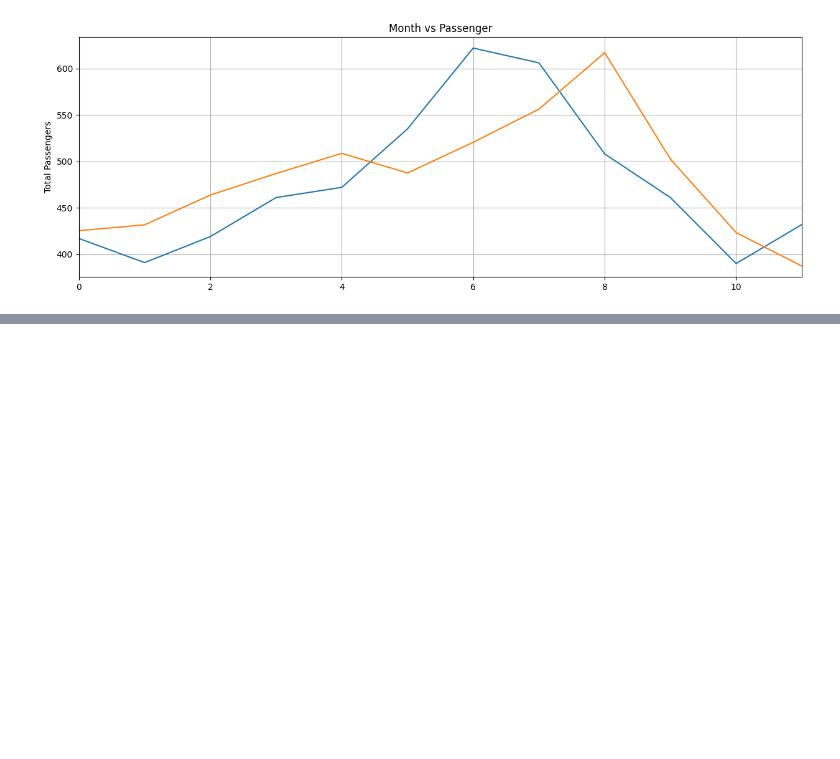
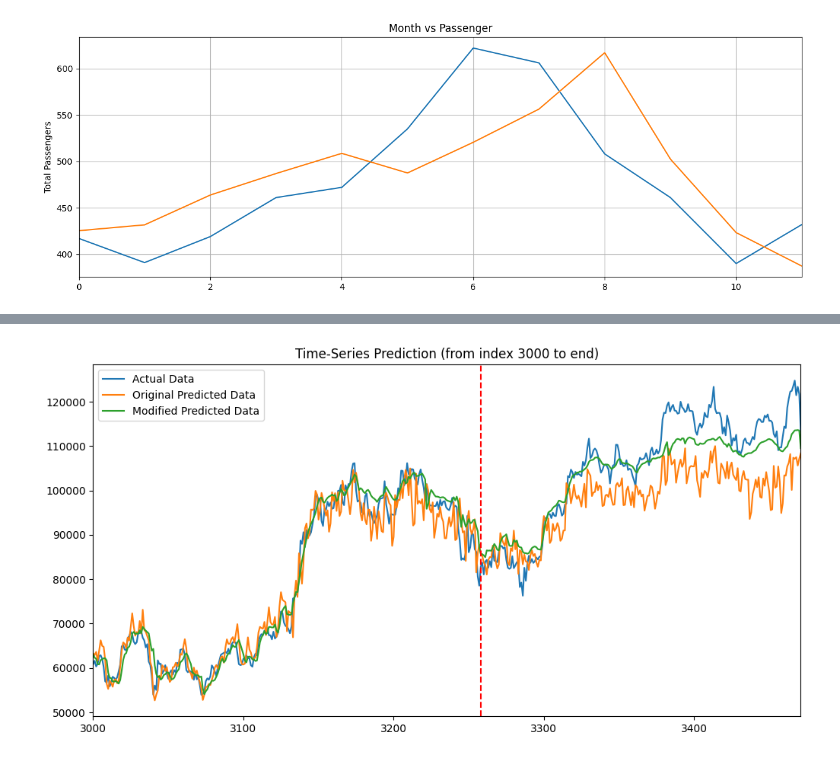
Before and after one commit to namtu06/DATA.ML.450, a Jupyter notebook: Week5/TSA_RNN_LSTM.ipynb, the cells around one changed output, grey strips where cells are left out. Drawn from its saved outputs; the diff is of its cells as text; code cells hidden in the pictures; blank space fills up the shorter version.

```diff
--- a/Week5/TSA_RNN_LSTM.ipynb
+++ b/Week5/TSA_RNN_LSTM.ipynb
@@ -200,0 +200,16 @@ plt.show()
+# %%
+def split_sequences(input_sequences, output_sequence, n_steps_in, n_steps_out):
+    X, y = list(), list() # instantiate X and y
+    for i in range(len(input_sequences)):
+        # find the end of the input, output sequence
+        end_ix = i + n_steps_in
+        out_end_ix = end_ix + n_steps_out - 1
+        # check if we are beyond the dataset
+        if out_end_ix > len(input_sequences): break
+        # gather input and output of the pattern
+        seq_x, seq_y = input_sequences[i:end_ix], output_sequence[end_ix-1:out_end_ix, -1]
+        X.append(seq_x), y.append(seq_y)
+    return np.array(X), np.array(y)
+
+X_ss, y_mm = split_sequences(X_trans, y_trans, 100, 50)
+assert y_mm[0].all() == y_trans[99:149].squeeze(1).all()
@@ -200,0 +358,64 @@ plt.show()
+# %%
+df_X_ss = ss.transform(df.drop(columns=['Close'])) # old transformers
+df_y_mm = mm.transform(df.Close.values.reshape(-1, 1)) # old transformers
+# split the sequence
+df_X_ss, df_y_mm = split_sequences(df_X_ss, df_y_mm, 100, 50)
+# converting to tensors
+df_X_ss = torch.Tensor(df_X_ss)
+df_y_mm = torch.Tensor(df_y_mm)
+# reshaping the dataset
+df_X_ss = torch.reshape(df_X_ss, (df_X_ss.shape[0], 100, df_X_ss.shape[2]))
+
+train_predict1 = lstm1(df_X_ss) # forward pass
+data_predict1 = train_predict1.data.numpy() # numpy conversion
+dataY_plot1 = df_y_mm.data.numpy()
+
+data_predict = mm.inverse_transform(data_predict1) # reverse transformation
+dataY_plot = mm.inverse_transform(dataY_plot1)
+true1, preds1 = [], []
+for i in range(len(dataY_plot)):
+    true1.append(dataY_plot[i][0])
+for i in range(len(data_predict)):
+    preds1.append(data_predict[i][0])
+
+
+train_predict2 = lstm2(df_X_ss) # forward pass
+data_predict2 = train_predict2.data.numpy() # numpy conversion
+dataY_plot2 = df_y_mm.data.numpy()
+
+data_predict = mm.inverse_transform(data_predict2) # reverse transformation
+dataY_plot = mm.inverse_transform(dataY_plot2)
+true2, preds2 = [], []
+for i in range(len(dataY_plot)):
+    true2.append(dataY_plot[i][0])
+for i in range(len(data_predict)):
+    preds2.append(data_predict[i][0])
+
+
+start_idx = 3000
+
+# ensure lists/arrays exist
+true1 = np.asarray(true1)
+preds1 = np.asarray(preds1)
+preds2 = np.asarray(preds2)
+
+
+
+true_slice = true1[start_idx:]
+preds1_slice = preds1[start_idx: start_idx + len(true_slice)]
+preds2_slice = preds2[start_idx: start_idx + len(true_slice)]
+
+x = np.arange(start_idx, start_idx + len(true_slice))
+
+plt.figure(figsize=(12,6))
+plt.plot(x, true_slice, label='Actual Data')
+plt.plot(x, preds1_slice, label='Original Predicted Data')
+plt.plot(x, preds2_slice, label='Modified Predicted Data')
+plt.title('Time-Series Prediction (from index %d to end)' % start_idx)
+plt.axvline(x=train_test_cutoff, c='r', linestyle='--') if train_test_cutoff >= start_idx else None
+plt.xlim(start_idx, x[-1])
+plt.legend()
+plt.savefig("whole_plot_zoomed.png", dpi=300)
+plt.show()
+# %% [output]
+[figure, added]
```
Also changed, not shown: parts of 45 cells of this notebook, 23 other files.
